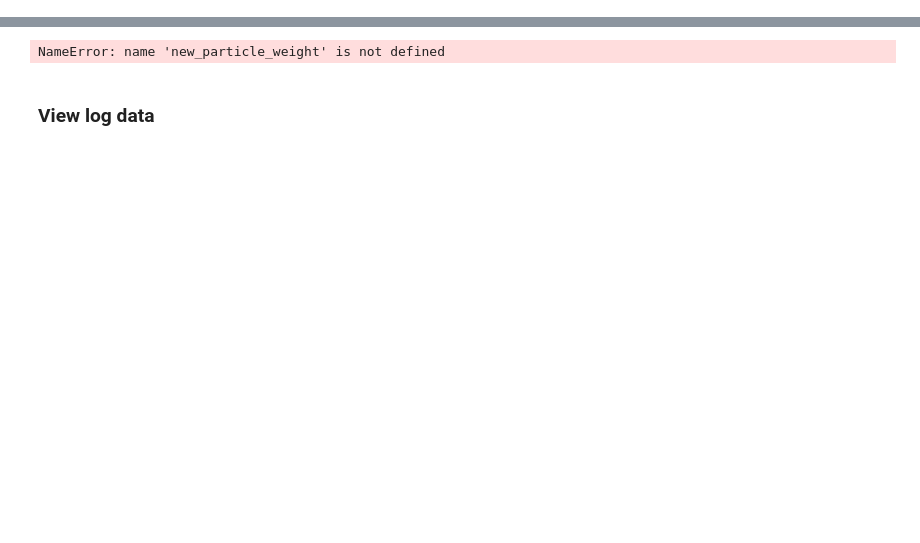
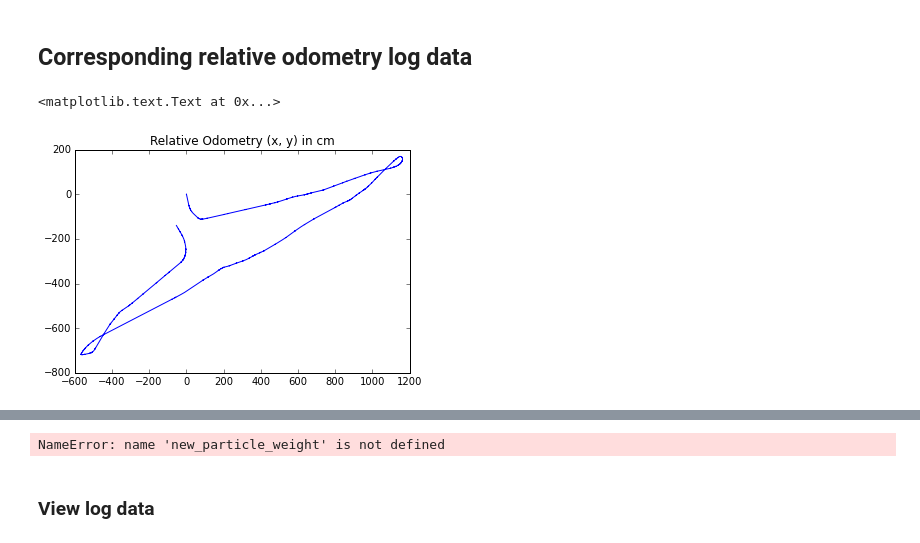
Before and after one commit to sjobeek/robostats_mcl, a Jupyter notebook: mcl_demonstration.ipynb, the cells around one changed output, grey strips where cells are left out. Drawn from its saved outputs; the diff is of its cells as text; code cells hidden in the pictures; blank space fills up the shorter version.

Commit message:
Updated description of data, etc

```diff
--- a/mcl_demonstration.ipynb
+++ b/mcl_demonstration.ipynb
@@ -8,0 +21,11 @@ import montecarlo_localization as mcl
+# %% [markdown]
+## Corresponding relative odometry log data
+# %%
+logdata = mcl.load_log('data/log/robotdata1.log.gz')
+logdata['x_rel'] = logdata['x'] - logdata.ix[0,'x']
+logdata['y_rel'] = logdata['y'] - logdata.ix[0,'y']
+plt.plot(logdata['x_rel'], logdata['y_rel'])
+plt.title('Relative Odometry (x, y) in cm')
+# %% [output]
+<matplotlib.text.Text at 0x...>
+[figure, added]
```
Also changed, not shown: parts of 14 cells of this notebook, 2 other files.
